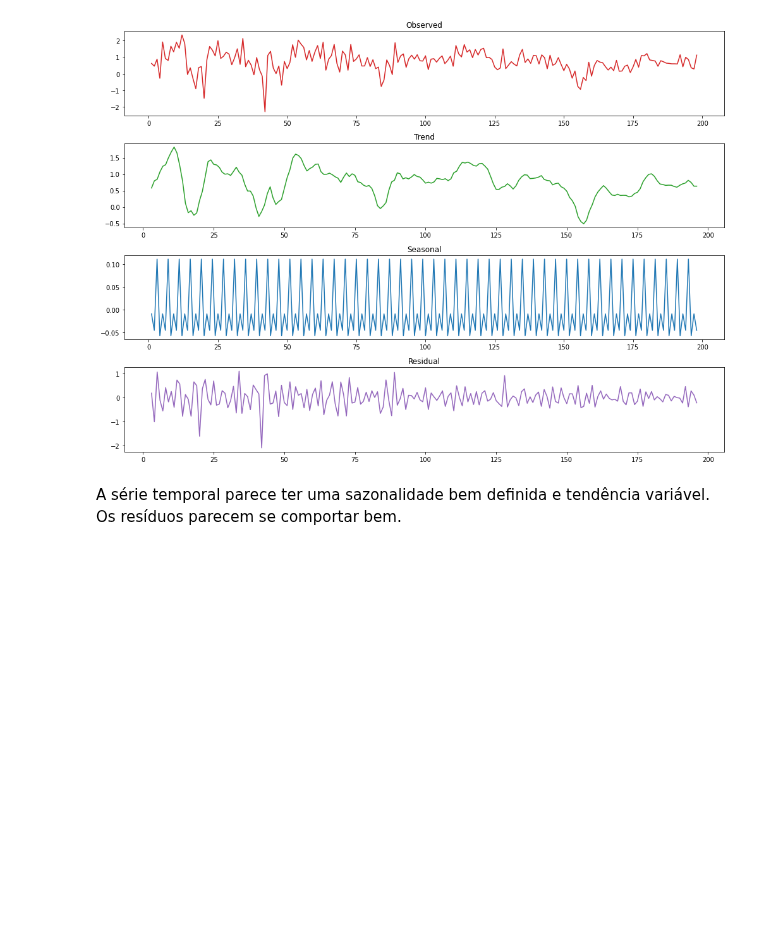
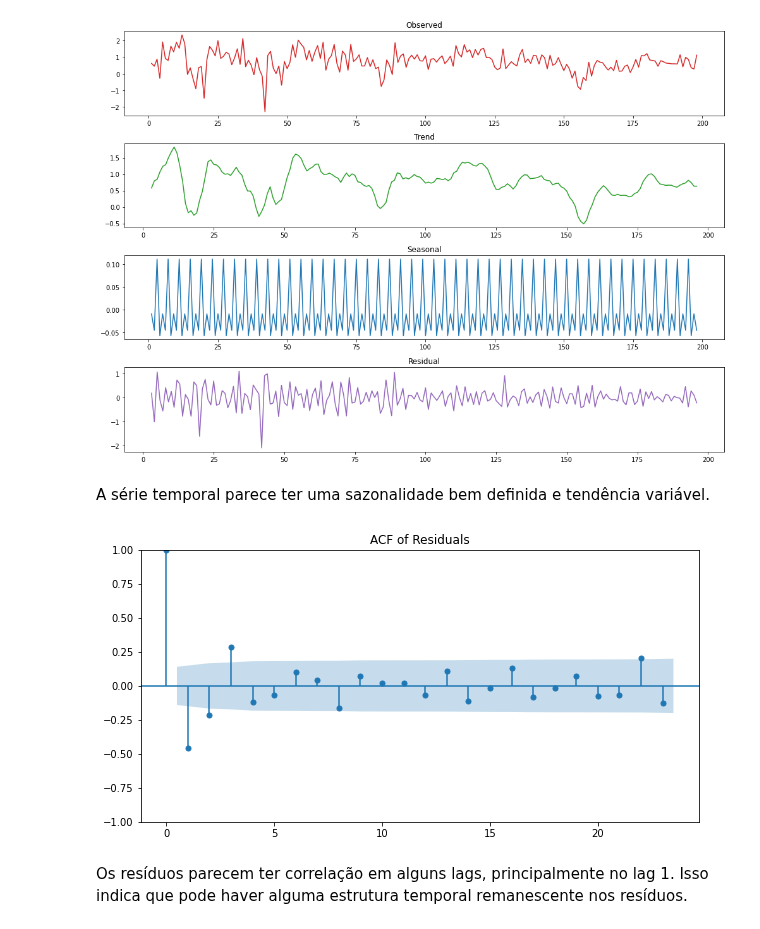
Before and after one commit to ramalhogs/Series_temporais_A2, a Jupyter notebook: analysis.ipynb, the cells around one changed output. Cells and saved outputs as stored; diff of their text form; code cells hidden in the pictures; blank space fills up the shorter version.

Commit message:
update residuals analysis and add baselines ipynb

```diff
--- a/analysis.ipynb
+++ b/analysis.ipynb
@@ -83,4 +86,12 @@ plt.show()
 # %% [output]
 [figure]
 # %% [markdown]
-A série temporal parece ter uma sazonalidade bem definida e tendência variável. Os resíduos parecem se comportar bem.
+A série temporal parece ter uma sazonalidade bem definida e tendência variável.
+# %%
+plt.figure(figsize=(10, 5))
+plot_acf(result.resid.dropna(), ax=plt.gca(), title="ACF of Residuals")
+plt.show()
+# %% [output]
+[figure, added]
+# %% [markdown]
+Os resíduos parecem ter correlação em alguns lags, principalmente no lag 1. Isso indica que pode haver alguma estrutura temporal remanescente nos resíduos.
```
Also changed, not shown: parts of 2 cells of this notebook, 1 other file.
